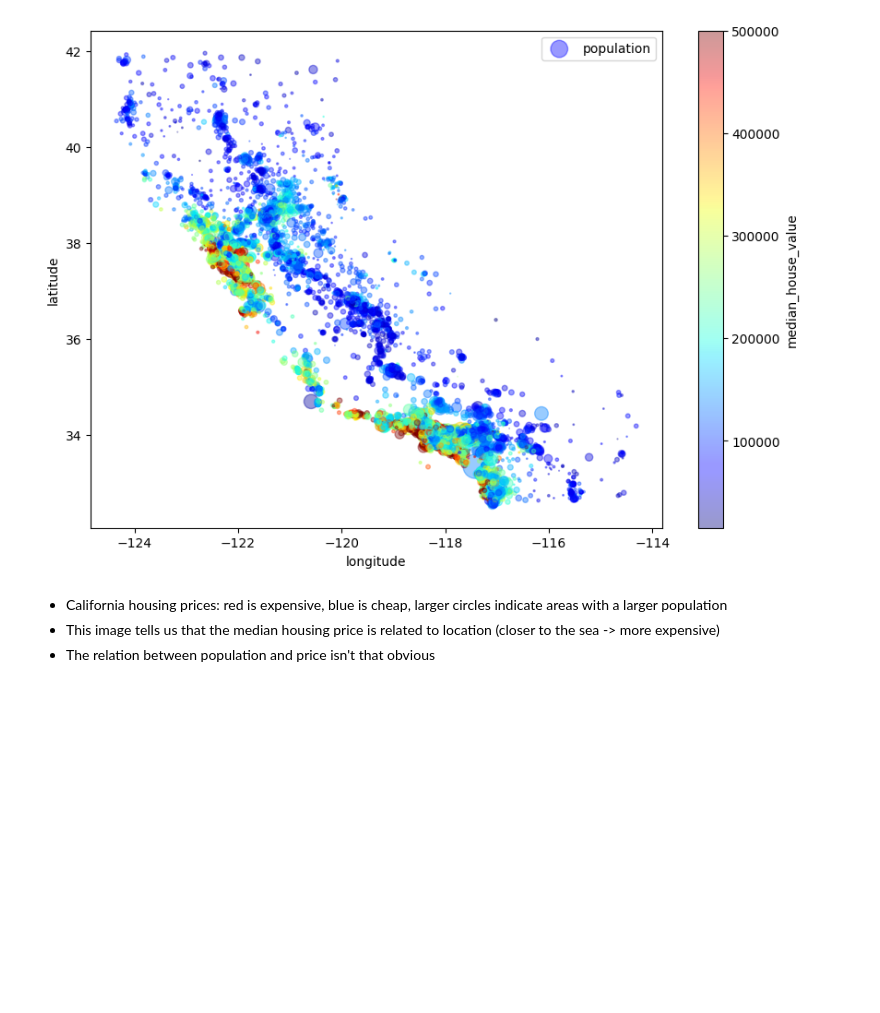
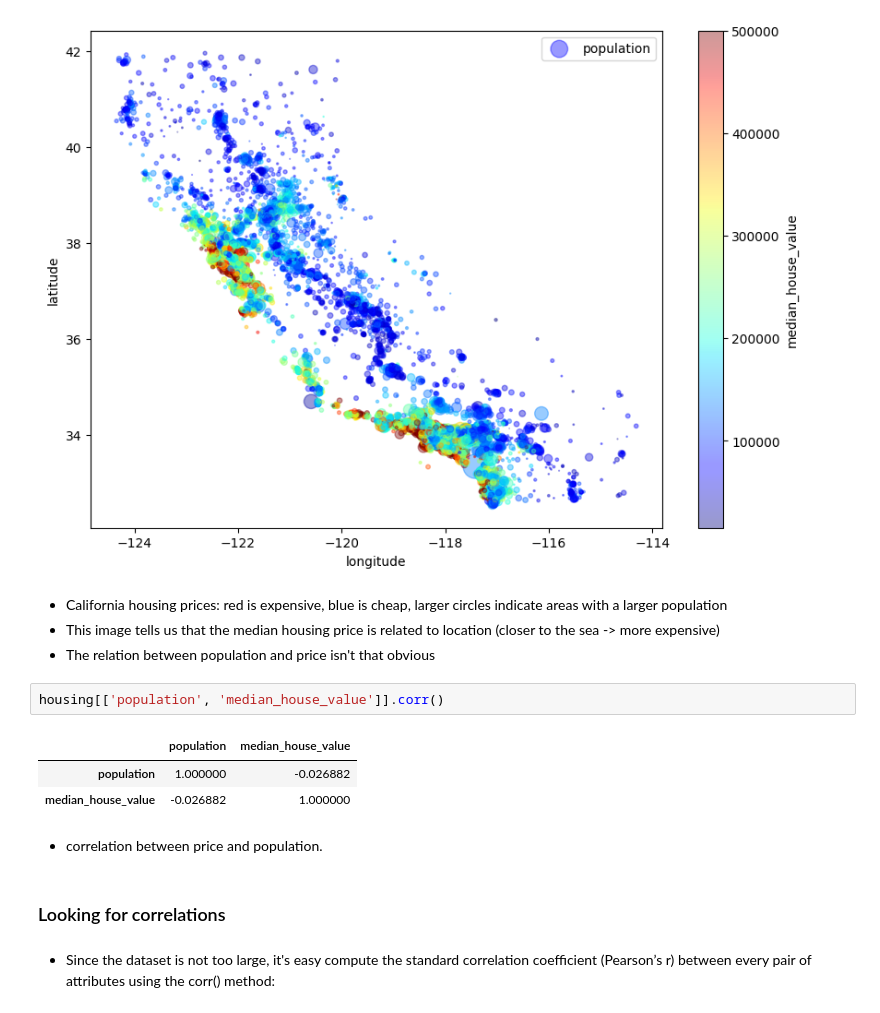
Before and after one commit to RafaelaAbrahao/Hands-on-Machine-Learning, a Jupyter notebook: 02-End-to-End-Machine-Learning-Project.ipynb, the cells around one changed output. Drawn from its saved outputs; the diff is of its cells as text; blank space fills up the shorter version.

Commit message:
Looking for Correlations

```diff
--- a/02-End-to-End-Machine-Learning-Project.ipynb
+++ b/02-End-to-End-Machine-Learning-Project.ipynb
@@ -241,3 +241,15 @@ plt.legend()
 * California housing prices: red is expensive, blue is cheap, larger circles indicate areas with a larger population
 * This image tells us that the median housing price is related to location (closer to the sea -> more expensive)
 * The relation between population and price isn't that obvious
+# %%
+housing[['population', 'median_house_value']].corr()
+# %% [output]
+|  | population | median_house_value |
+| population | 1.000000 | -0.026882 |
+| median_house_value | -0.026882 | 1.000000 |
+# %% [markdown]
+- correlation between price and population.
+# %% [markdown]
+### Looking for correlations
+# %% [markdown]
+- Since the dataset is not too large, it's easy compute the standard correlation coefficient (Pearson’s r) between every pair of attributes using the corr() method:
```
Also changed, not shown: parts of 6 cells of this notebook.
